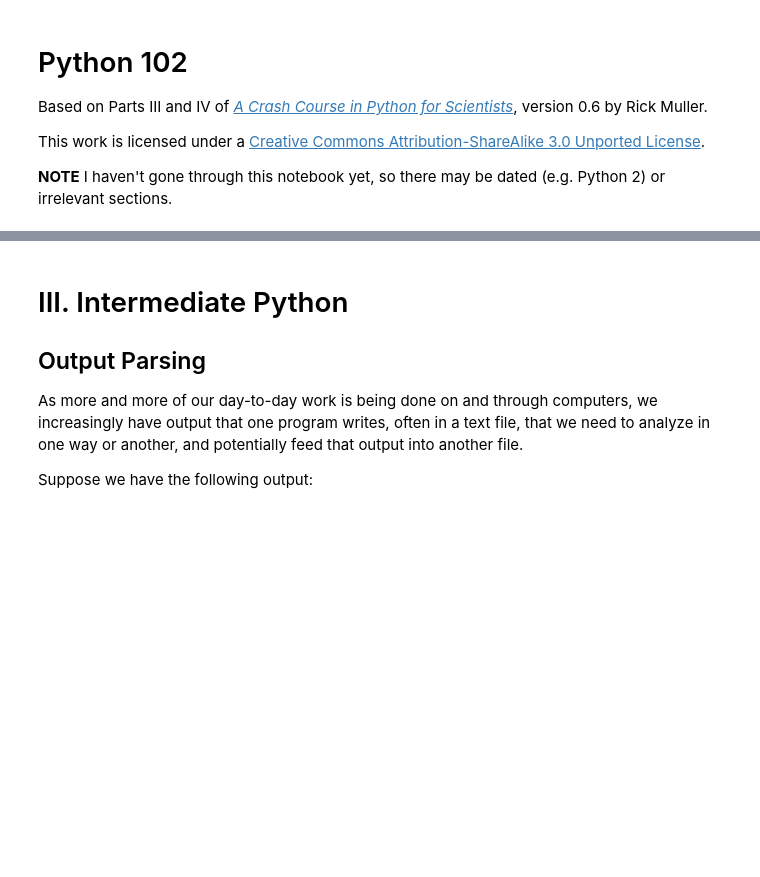
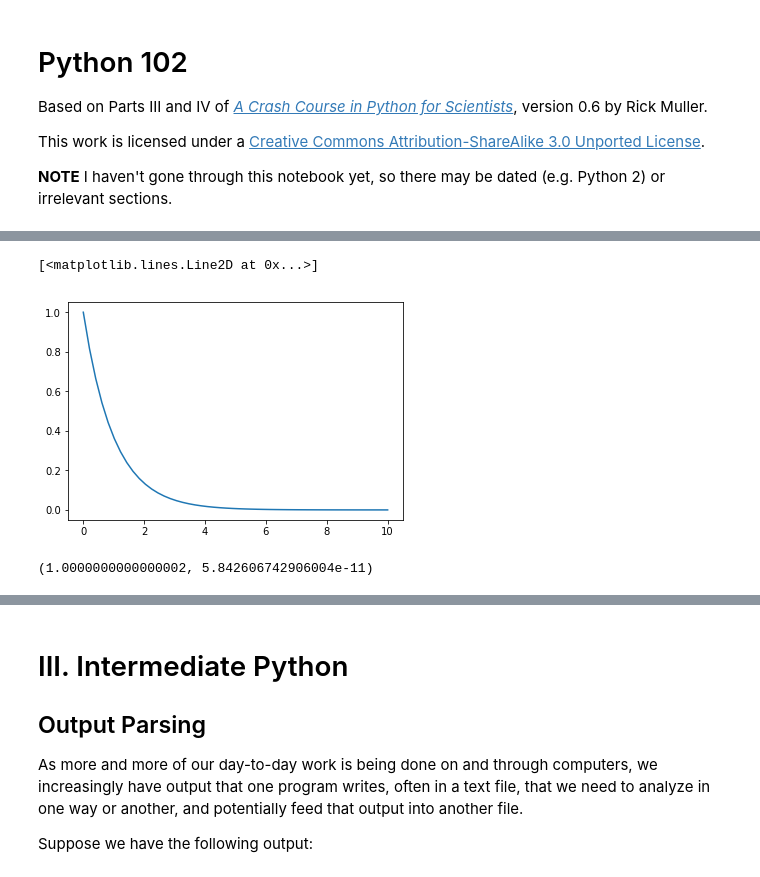
Before and after one commit to mackelab/python-intro, a Jupyter notebook: Python 102.ipynb, the cells around one changed output, grey strips where cells are left out. Cells and saved outputs as stored; diff of their text form; code cells hidden in the pictures; blank space fills up the shorter version.

```diff
--- a/Python 102.ipynb
+++ b/Python 102.ipynb
@@ -8,0 +21,12 @@ This work is licensed under a [Creative Commons Attribution-ShareAlike 3.0 Unpor
+# %%
+def f(x): return np.exp(-x)
+x = np.linspace(0,10)
+plt.plot(x, np.exp(-x))
+# %% [output]
+[<matplotlib.lines.Line2D at 0x...>]
+[figure, added]
+# %%
+from scipy.integrate import quad
+quad(f, 0, np.inf)
+# %% [output]
+(1.0000000000000002, 5.842606742906004e-11)
```
Also changed, not shown: parts of 8 cells of this notebook, 1 other file.
